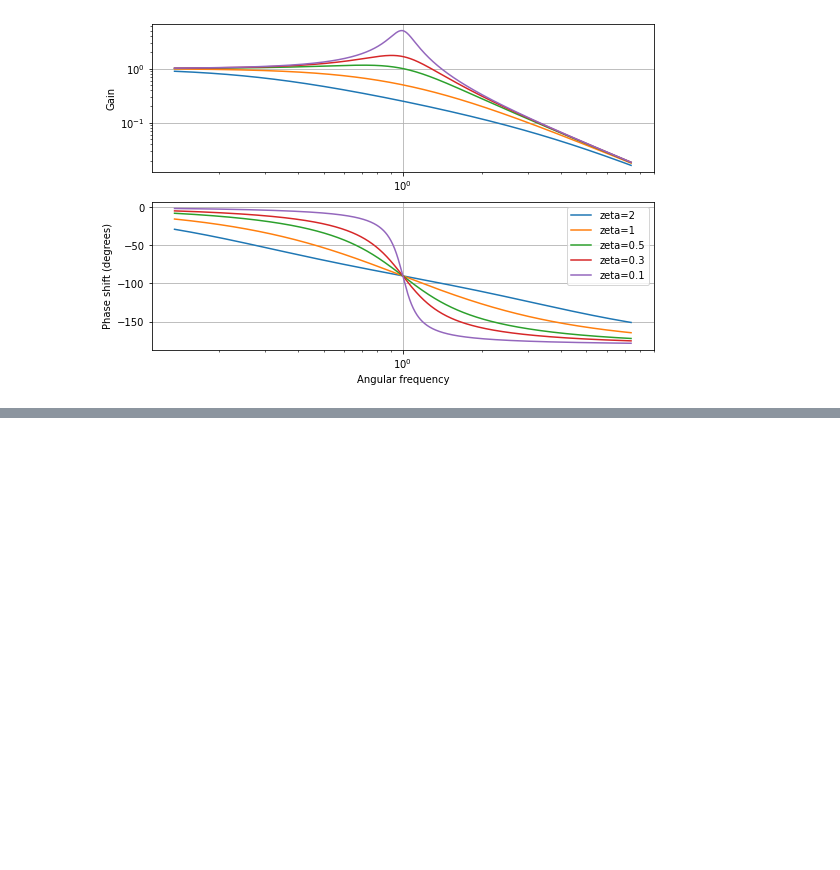
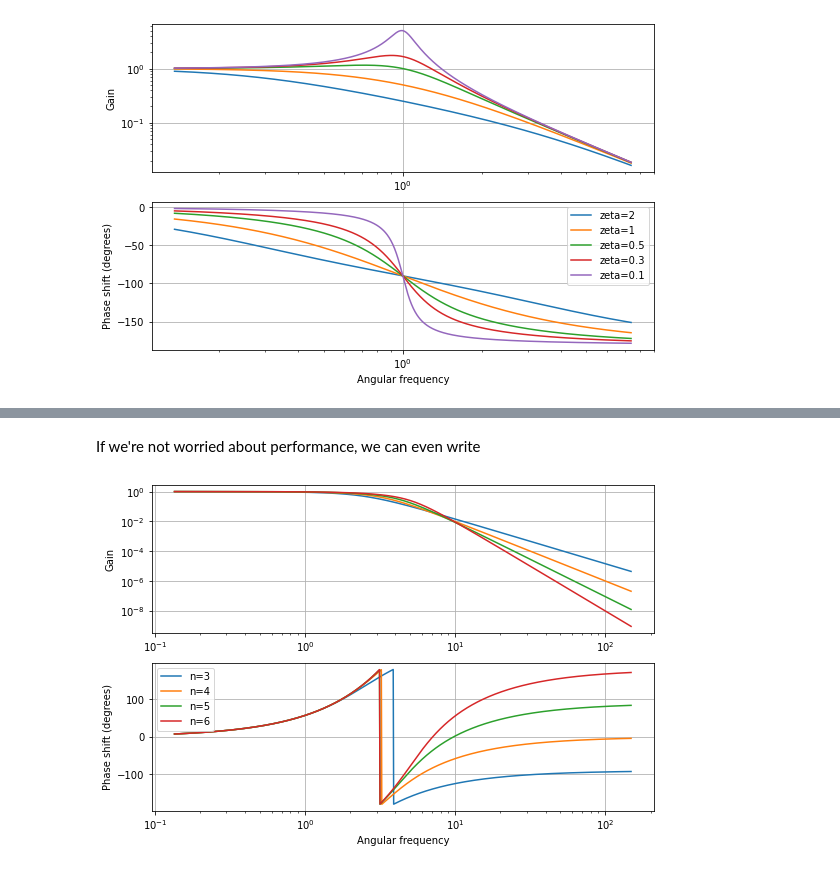
Before and after one commit to CardiacModelling/fitting-notebooks, a Jupyter notebook: artefacts/appendix-D-laplace-and-filters.ipynb, the cells around one changed output, grey strips where cells are left out. Cells and saved outputs as stored; diff of their text form; code cells hidden in the pictures; blank space fills up the shorter version.

```diff
--- a/artefacts/appendix-D-laplace-and-filters.ipynb
+++ b/artefacts/appendix-D-laplace-and-filters.ipynb
@@ -1108,8 +1112,0 @@ plt.show()
-# %%
-a = complex(x, -y)
-b = complex(1, 0)
-c = complex(x, y)
-
-print(a + b + c)
-print(a*b + b*c + a*c)
-print(a*b*c)
@@ -1176,0 +1139,22 @@ Alternatively:
+# %% [markdown]
+If we're not worried about performance, we can even write
+# %%
+def bes(w, n):
+    x = 0 + 1j * w
+    a = revbes(n)
+    b = np.array([x**(n - i) for i in range(1 + n)])
+    return a[-1] / np.sum(a * b.T, axis=1)
+
+def mag(w, n):
+    return np.abs(bes(w, n))
+
+def arg(w, n):
+    return -np.angle(bes(w, n))
+
+axes = bode(mag, arg, n=3)
+axes = bode(mag, arg, n=4, axes=axes)
+axes = bode(mag, arg, n=5, axes=axes)
+axes = bode(mag, arg, n=6, axes=axes)
+plt.show()
+# %% [output]
+[figure, added]
```
Also changed, not shown: parts of 23 cells of this notebook, 2 other files.
